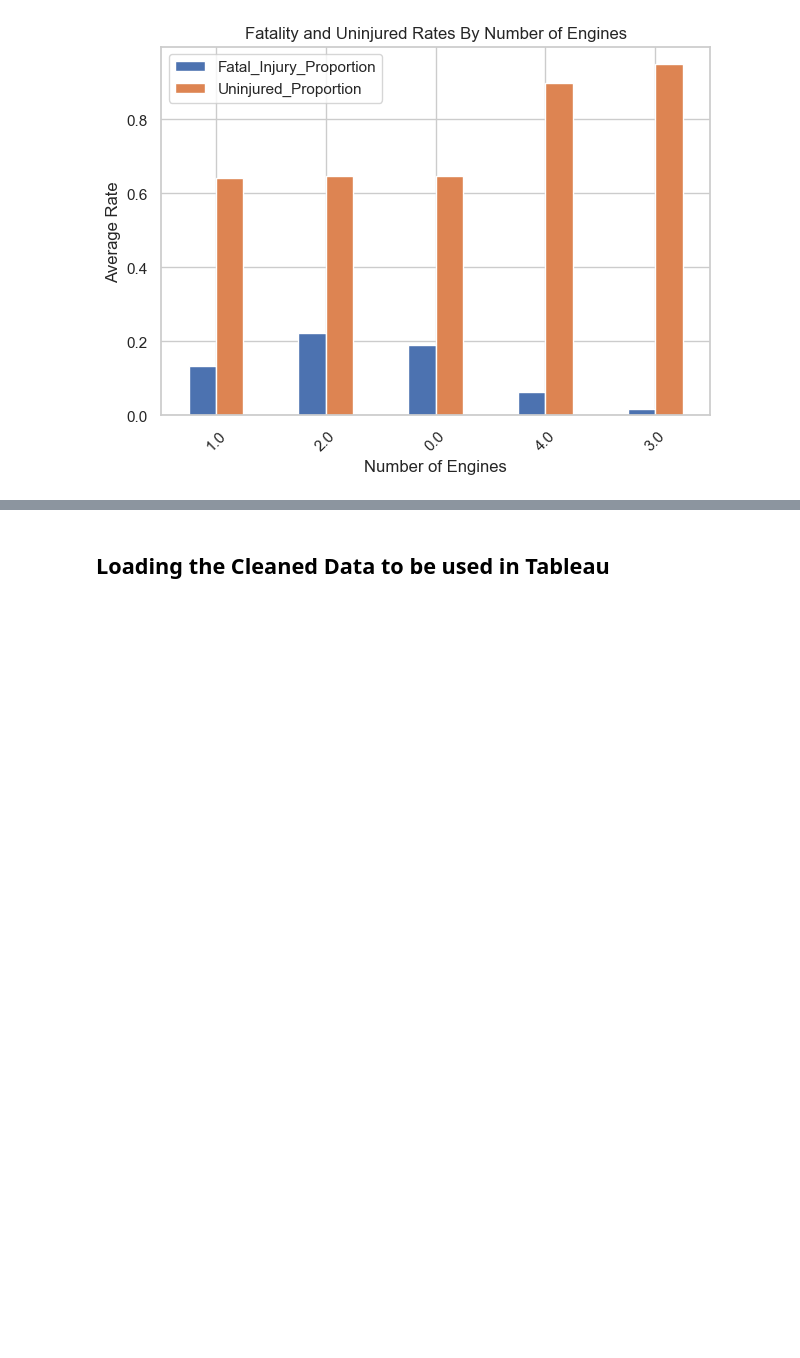
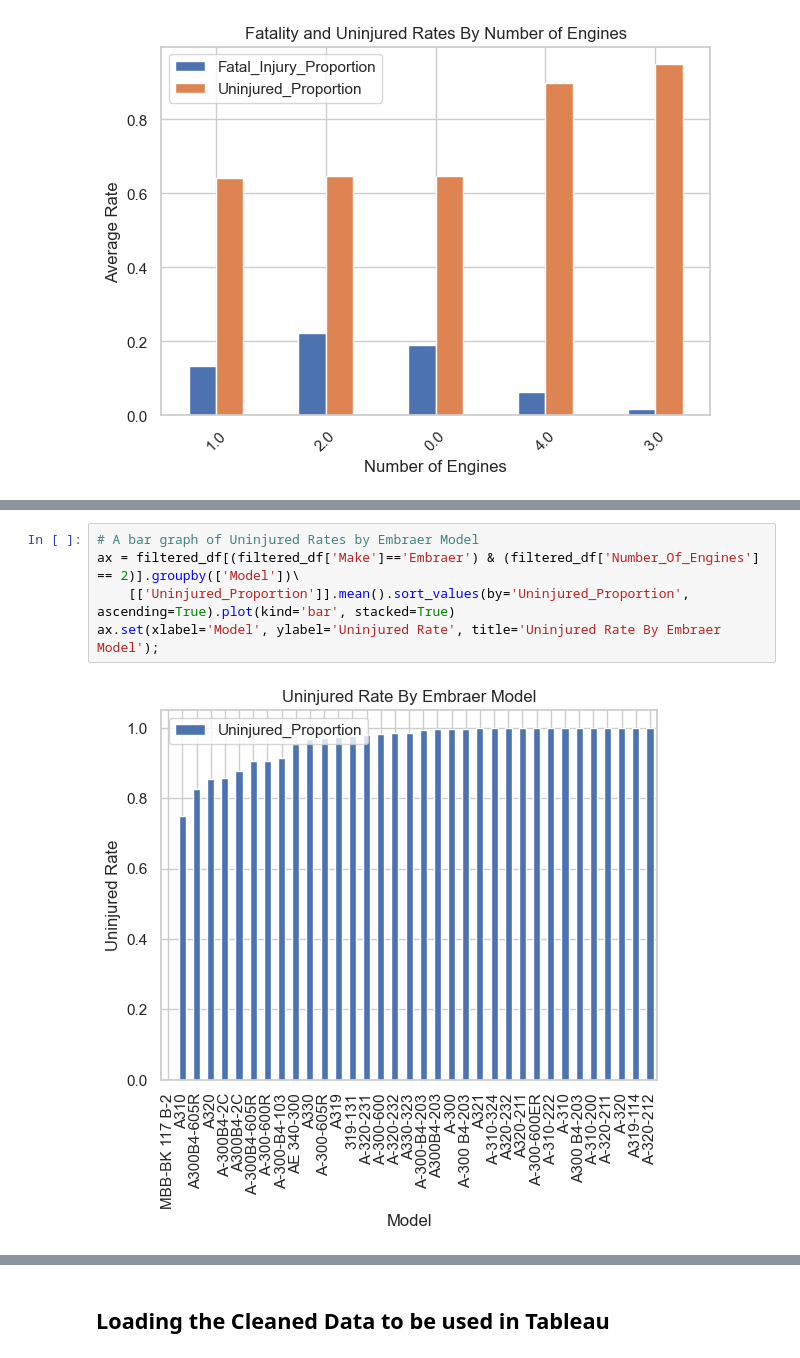
Before and after one commit to Caroline-kamusi/p1-project-ck, a Jupyter notebook: phase 1 project Ck.ipynb, the cells around one changed output, grey strips where cells are left out. Drawn from its saved outputs; the diff is of its cells as text; blank space fills up the shorter version.

```diff
--- a/phase 1 project Ck.ipynb
+++ b/phase 1 project Ck.ipynb
@@ -555,0 +618,7 @@ plt.xticks(rotation=45)
+# %%
+# A bar graph of Uninjured Rates by Embraer Model
+ax = filtered_df[(filtered_df['Make']=='Embraer') & (filtered_df['Number_Of_Engines'] == 2)].groupby(['Model'])\
+    [['Uninjured_Proportion']].mean().sort_values(by='Uninjured_Proportion', ascending=True).plot(kind='bar', stacked=True)
+ax.set(xlabel='Model', ylabel='Uninjured Rate', title='Uninjured Rate By Embraer Model');
+# %% [output]
+[figure, added]
```
Also changed, not shown: parts of 11 cells of this notebook, 2 other files.
